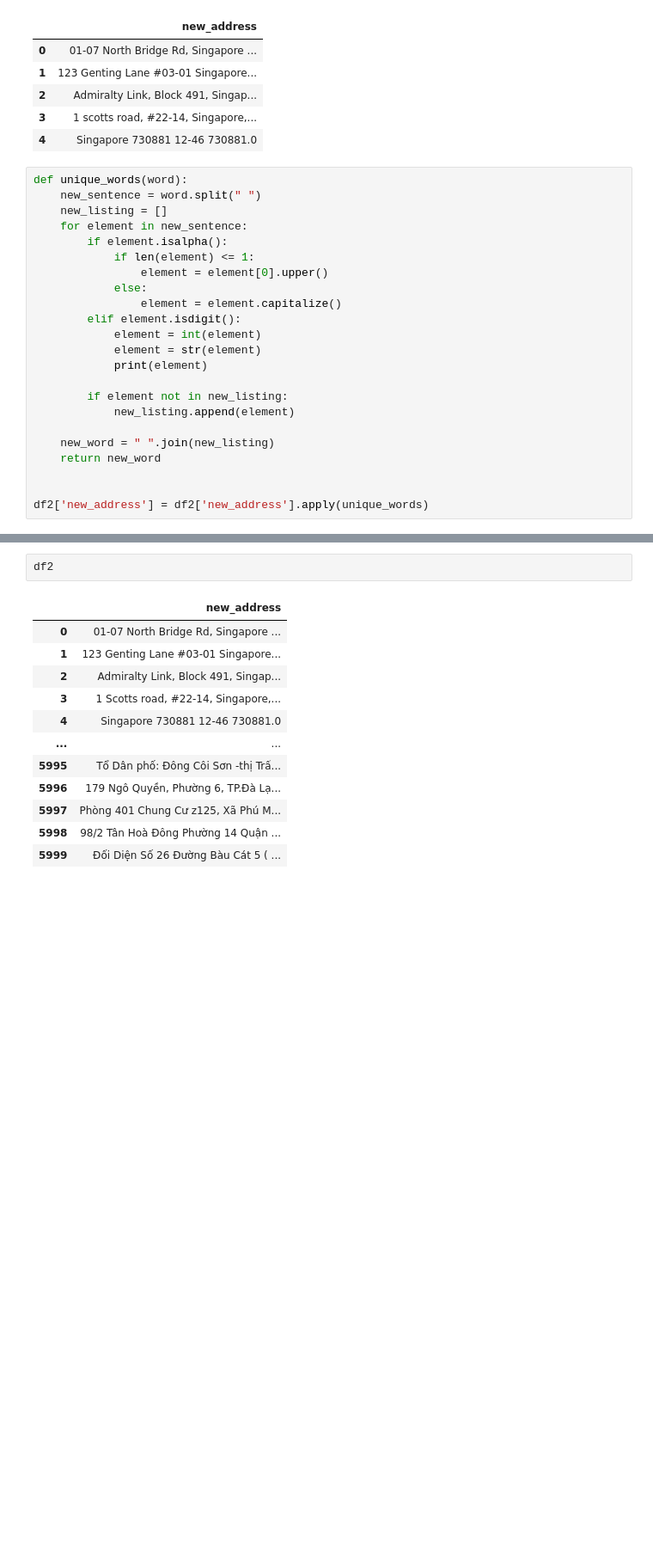
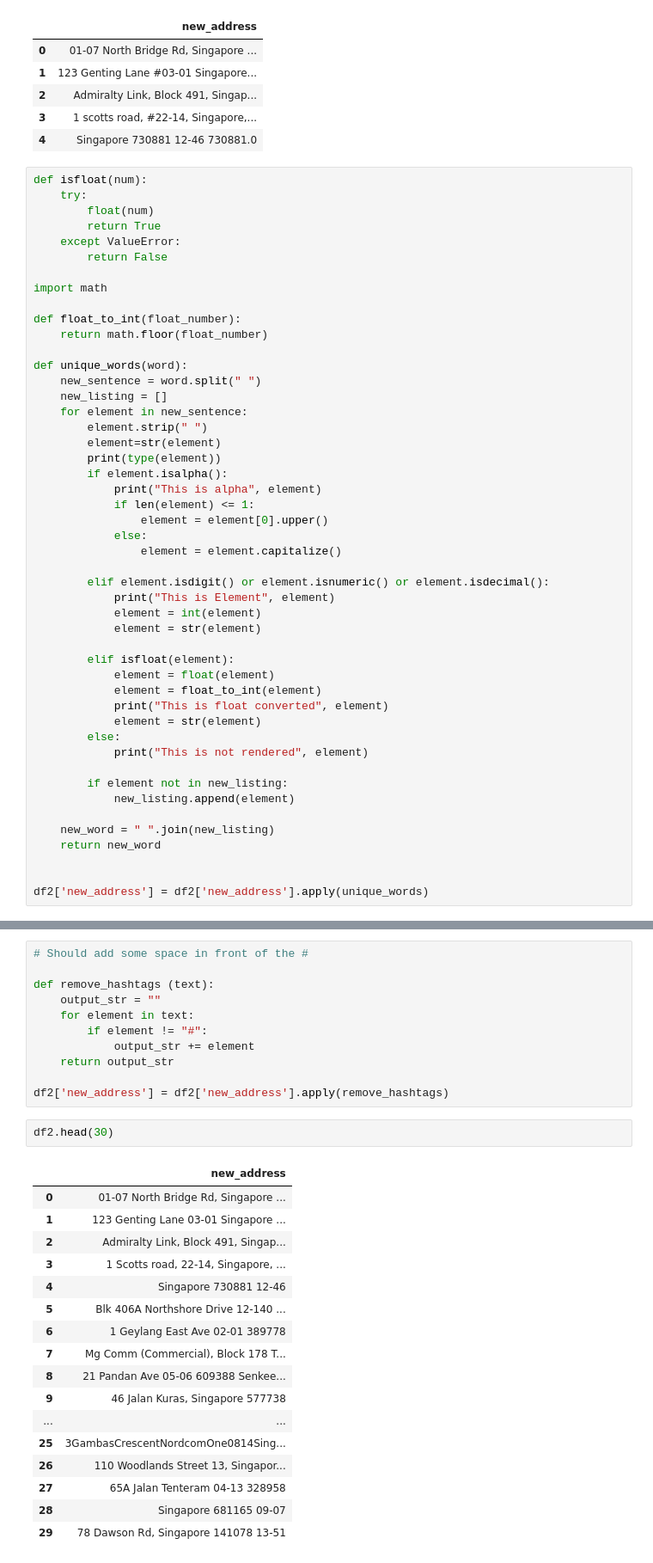
Before and after one commit to mcbebu/Sleep-Code-Repeat, a Jupyter notebook: Cleaning of Data.ipynb, the cells around one changed output, grey strips where cells are left out. Shown: that part at 86% size. Drawn from its saved outputs; the diff is of its cells as text; blank space fills up the shorter version.

```diff
--- a/Cleaning of Data.ipynb
+++ b/Cleaning of Data.ipynb
@@ -39,19 +39,44 @@ df2.head()
 | 3 | 1 scotts road, #22-14, Singapore,... |
 | 4 | Singapore 730881 12-46 730881.0 |
 # %%
+def isfloat(num):
+    try:
+        float(num)
+        return True
+    except ValueError:
+        return False
+
+import math
+
+def float_to_int(float_number):
+    return math.floor(float_number)
+
 def unique_words(word):
     new_sentence = word.split(" ")
     new_listing = []
     for element in new_sentence:
+        element.strip(" ")
+        element=str(element)
+        print(type(element))
         if element.isalpha():
+            print("This is alpha", element)
             if len(element) <= 1:
                 element = element[0].upper()
             else:
                 element = element.capitalize()
-        elif element.isdigit():
+
+        elif element.isdigit() or element.isnumeric() or element.isdecimal():
+            print("This is Element", element)
             element = int(element)
             element = str(element)
-            print(element)
+
+        elif isfloat(element):
+            element = float(element)
+            element = float_to_int(element)
+            print("This is float converted", element)
+            element = str(element)
+        else:
+            print("This is not rendered", element)
 
         if element not in new_listing:
             new_listing.append(element)
@@ -82,15 +132,31 @@ df2['new_address'] = df2['new_address'].apply(unique_words)
+# %%
+# Should add some space in front of the #
+
+def remove_hashtags (text):
+    output_str = ""
+    for element in text:
+        if element != "#":
+            output_str += element
+    return output_str
+
+df2['new_address'] = df2['new_address'].apply(remove_hashtags)
 # %%
-df2
+df2.head(30)
 # %% [output]
 |  | new_address |
 | 0 | 01-07 North Bridge Rd, Singapore ... |
-| 1 | 123 Genting Lane #03-01 Singapore... |
+| 1 | 123 Genting Lane 03-01 Singapore ... |
 | 2 | Admiralty Link, Block 491, Singap... |
-| 3 | 1 Scotts road, #22-14, Singapore,... |
-| 4 | Singapore 730881 12-46 730881.0 |
+| 3 | 1 Scotts road, 22-14, Singapore, ... |
+| 4 | Singapore 730881 12-46 |
+| 5 | Blk 406A Northshore Drive 12-140 ... |
+| 6 | 1 Geylang East Ave 02-01 389778 |
+| 7 | Mg Comm (Commercial), Block 178 T... |
+| 8 | 21 Pandan Ave 05-06 609388 Senkee... |
+| 9 | 46 Jalan Kuras, Singapore 577738 |
 | ... | ... |
-| 5995 | Tổ Dân phố: Đông Côi Sơn -thị Trấ... |
-| 5996 | 179 Ngô Quyền, Phường 6, TP.Đà Lạ... |
-| 5997 | Phòng 401 Chung Cư z125, Xã Phú M... |
-| 5998 | 98/2 Tân Hoà Đông Phường 14 Quận ... |
-| 5999 | Đối Diện Số 26 Đường Bàu Cát 5 ( ... |
+| 25 | 3GambasCrescentNordcomOne0814Sing... |
+| 26 | 110 Woodlands Street 13, Singapor... |
+| 27 | 65A Jalan Tenteram 04-13 328958 |
+| 28 | Singapore 681165 09-07 |
+| 29 | 78 Dawson Rd, Singapore 141078 13-51 |
```
Also changed, not shown: parts of 8 cells of this notebook, 1 other file.
